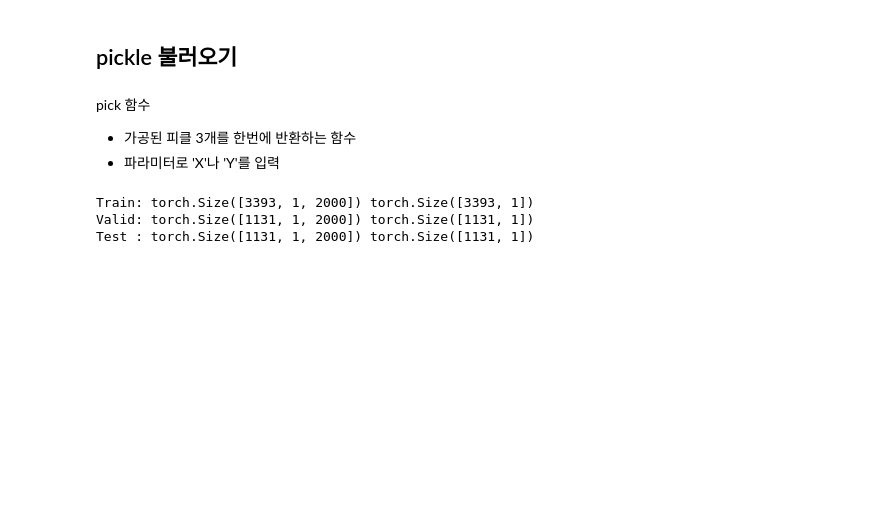
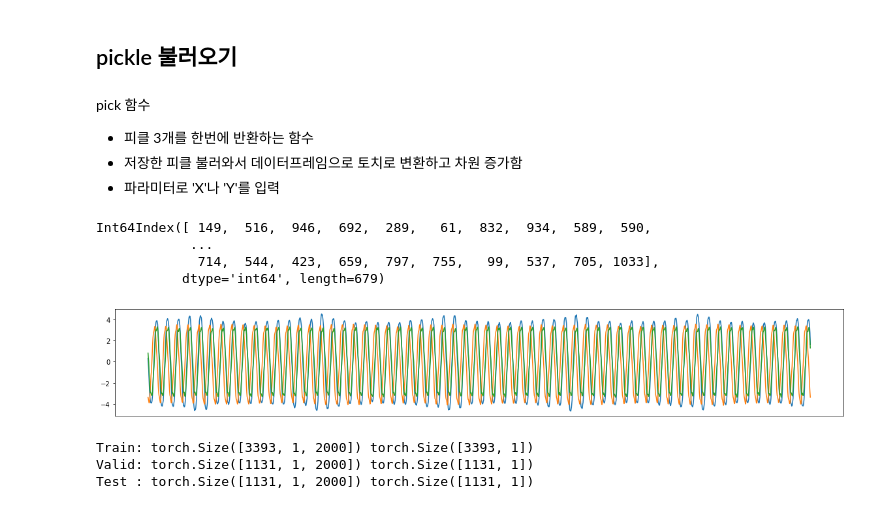
Before and after one commit to engineercha/engineercha, a Jupyter notebook: 기계시설물.ipynb, the cells around one changed output. Cells and saved outputs as stored; diff of their text form; code cells hidden in the pictures; blank space fills up the shorter version.

```diff
--- a/기계시설물.ipynb
+++ b/기계시설물.ipynb
@@ -203,22 +476,42 @@ Test : (1131, 2001) -> (1131, 2000) (1131,)
 # %% [markdown]
 pick 함수
 
-- 가공된 피클 3개를 한번에 반환하는 함수
+- 피클 3개를 한번에 반환하는 함수
+- 저장한 피클 불러와서 데이터프레임으로 토치로 변환하고 차원 증가함
 - 파라미터로 'X'나 'Y'를 입력
 # %%
-def pick(xory):
+def pick(xory, tensor=0):
   if xory in ['X','x']: pickles=['xtrain.pkl','xvalid.pkl','xtest.pkl']
   elif xory in ['Y','y']: pickles=['ytrain.pkl','yvalid.pkl','ytest.pkl']
   else: return None
-
   res=[]
   for i in pickles:
-    tmp=pd.read_pickle(os.path.join(drive, i)) #피클 읽어오기
-    tmp=torch.from_numpy(tmp.values) #토치 변환
-    tmp=torch.unsqueeze(tmp, 1) #차원 증가
+    tmp=pd.read_pickle(os.path.join(drive, i))
+    if tensor==0:
+      tmp=torch.from_numpy(tmp.values)
+      tmp=torch.unsqueeze(tmp, 1)
     res.append(tmp)
-
   return res[0], res[1], res[2]
+# %%
+a,b,c=pick('X',1)
+x,y,z=pick('Y',1)
+# %%
+x[x['label']==3].index
+# %% [output]
+Int64Index([ 149,  516,  946,  692,  289,   61,  832,  934,  589,  590,
+            ...
+             714,  544,  423,  659,  797,  755,   99,  537,  705, 1033],
+           dtype='int64', length=679)
+# %%
+plt.figure(figsize=(20,3))
+i=149
+plt.plot(a.iloc[i])
+plt.plot(a.iloc[i+1])
+plt.plot(a.iloc[i+2])
+plt.gca().axes.xaxis.set_visible(False) #x축 이름 제거
+plt.show()
+# %% [output]
+[figure, added]
 # %%
 X_train, X_valid, X_test=pick('X')
 Y_train, Y_valid, Y_test=pick('Y')
```
Also changed, not shown: parts of 30 cells of this notebook.
